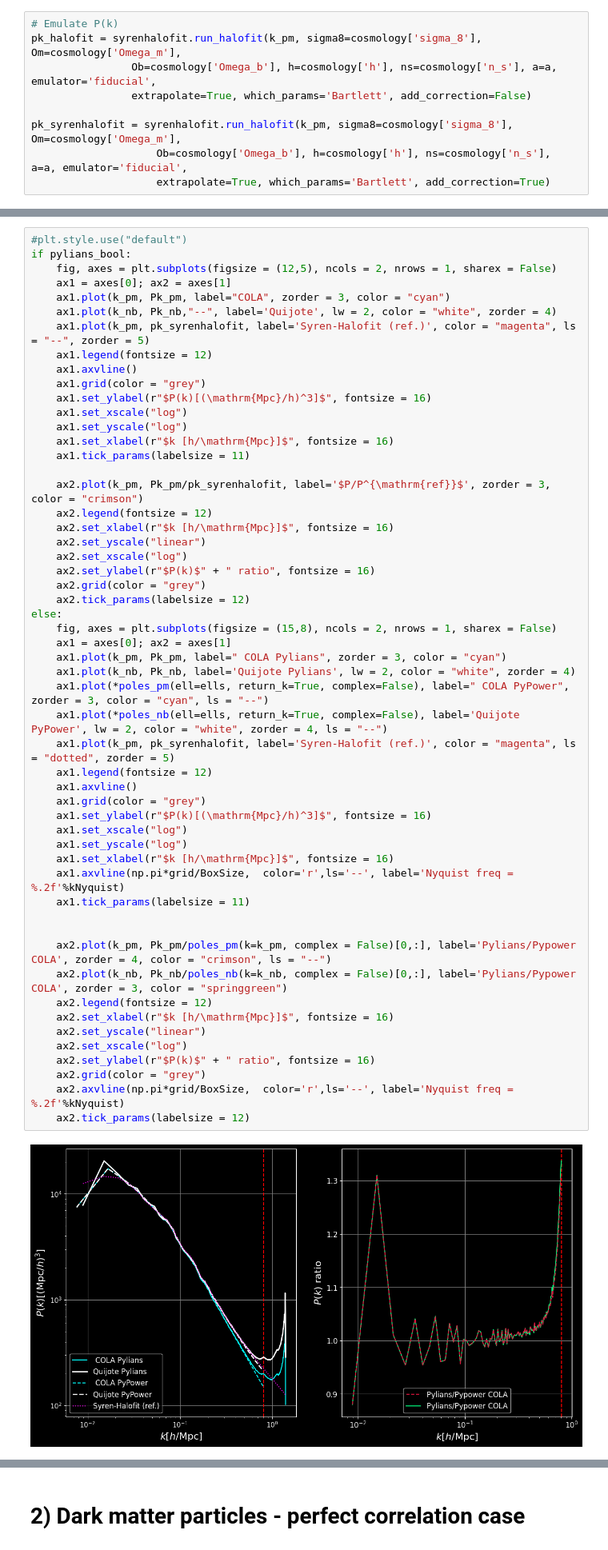
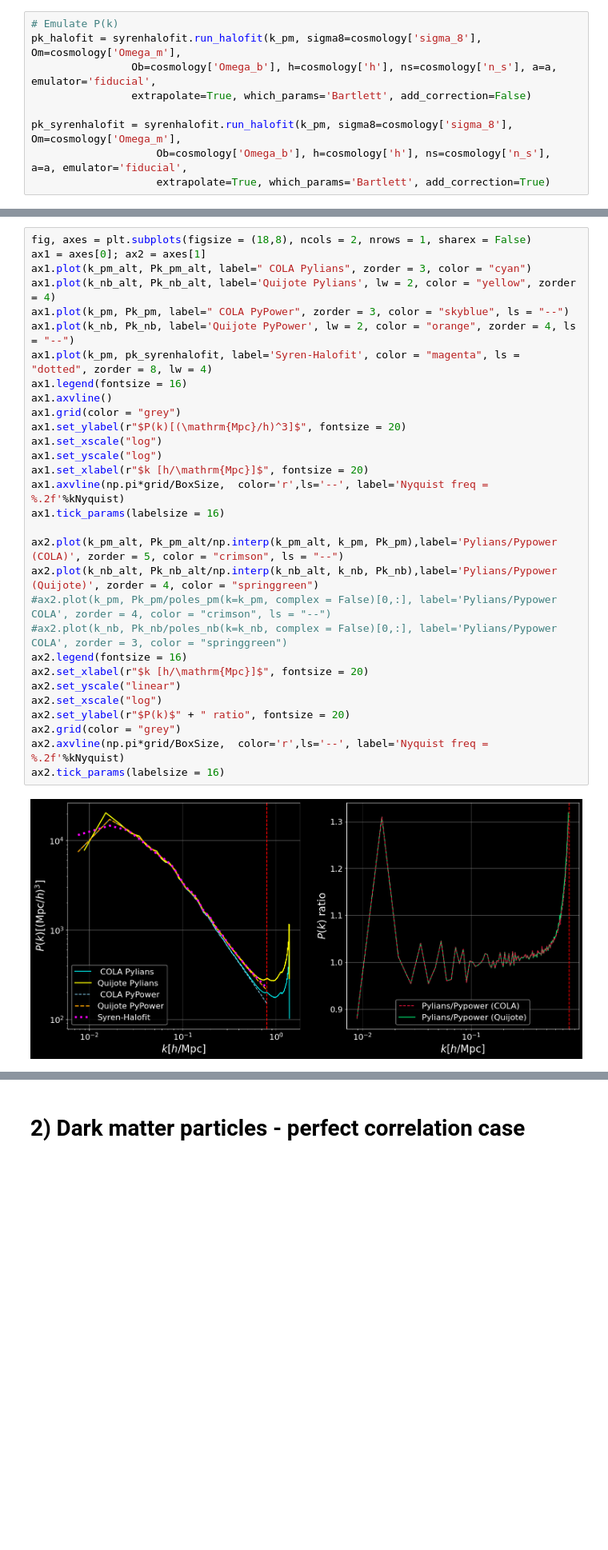
Before and after one commit to anirbanbairagi/Power-Spectrum-Change-Under-Gradient-Perturbation, a Jupyter notebook: DM_benchmark_nico.ipynb, the cells around one changed output, grey strips where cells are left out. Shown at 80% size. Saved outputs shown, nothing was run; the diff lists cells and outputs as text; blank space fills up the shorter version.

Commit message:
latest pypower tests

```diff
--- a/DM_benchmark_nico.ipynb
+++ b/DM_benchmark_nico.ipynb
@@ -672,58 +679,34 @@ print(np.pi *grid/BoxSize * np.sqrt(3))
 0.8042477193189871
 1.3929979117318794
 # %%
-#plt.style.use("default")
-if pylians_bool:
-    fig, axes = plt.subplots(figsize = (12,5), ncols = 2, nrows = 1, sharex = False)
-    ax1 = axes[0]; ax2 = axes[1]
-    ax1.plot(k_pm, Pk_pm, label="COLA", zorder = 3, color = "cyan")
-    ax1.plot(k_nb, Pk_nb,"--", label='Quijote', lw = 2, color = "white", zorder = 4)
-    ax1.plot(k_pm, pk_syrenhalofit, label='Syren-Halofit (ref.)', color = "magenta", ls = "--", zorder = 5)
-    ax1.legend(fontsize = 12)
-    ax1.axvline()
-    ax1.grid(color = "grey")
-    ax1.set_ylabel(r"$P(k)[(\mathrm{Mpc}/h)^3]$", fontsize = 16)
-    ax1.set_xscale("log")
-    ax1.set_yscale("log")
-    ax1.set_xlabel(r"$k [h/\mathrm{Mpc}]$", fontsize = 16)
-    ax1.tick_params(labelsize = 11)
+fig, axes = plt.subplots(figsize = (18,8), ncols = 2, nrows = 1, sharex = False)
+ax1 = axes[0]; ax2 = axes[1]
+ax1.plot(k_pm_alt, Pk_pm_alt, label=" COLA Pylians", zorder = 3, color = "cyan")
+ax1.plot(k_nb_alt, Pk_nb_alt, label='Quijote Pylians', lw = 2, color = "yellow", zorder = 4)
+ax1.plot(k_pm, Pk_pm, label=" COLA PyPower", zorder = 3, color = "skyblue", ls = "--")
+ax1.plot(k_nb, Pk_nb, label='Quijote PyPower', lw = 2, color = "orange", zorder = 4, ls = "--")
+ax1.plot(k_pm, pk_syrenhalofit, label='Syren-Halofit', color = "magenta", ls = "dotted", zorder = 8, lw = 4)
+ax1.legend(fontsize = 16)
+ax1.axvline()
+ax1.grid(color = "grey")
+ax1.set_ylabel(r"$P(k)[(\mathrm{Mpc}/h)^3]$", fontsize = 20)
+ax1.set_xscale("log")
+ax1.set_yscale("log")
+ax1.set_xlabel(r"$k [h/\mathrm{Mpc}]$", fontsize = 20)
+ax1.axvline(np.pi*grid/BoxSize,  color='r',ls='--', label='Nyquist freq = %.2f'%kNyquist)
+ax1.tick_params(labelsize = 16)
 
-    ax2.plot(k_pm, Pk_pm/pk_syrenhalofit, label='$P/P^{\mathrm{ref}}$', zorder = 3, color = "crimson")
-    ax2.legend(fontsize = 12)
-    ax2.set_xlabel(r"$k [h/\mathrm{Mpc}]$", fontsize = 16)
-    ax2.set_yscale("linear")
-    ax2.set_xscale("log")
-    ax2.set_ylabel(r"$P(k)$" + " ratio", fontsize = 16)
-    ax2.grid(color = "grey")
-    ax2.tick_params(labelsize = 12)
-else:
-    fig, axes = plt.subplots(figsize = (15,8), ncols = 2, nrows = 1, sharex = False)
-    ax1 = axes[0]; ax2 = axes[1]
-    ax1.plot(k_pm, Pk_pm, label=" COLA Pylians", zorder = 3, color = "cyan")
-    ax1.plot(k_nb, Pk_nb, label='Quijote Pylians', lw = 2, color = "white", zorder = 4)
-    ax1.plot(*poles_pm(ell=ells, return_k=True, complex=False), label=" COLA PyPower", zorder = 3, color = "cyan", ls = "--")
-    ax1.plot(*poles_nb(ell=ells, return_k=True, complex=False), label='Quijote PyPower', lw = 2, color = "white", zorder = 4, ls = "--")
-    ax1.plot(k_pm, pk_syrenhalofit, label='Syren-Halofit (ref.)', color = "magenta", ls = "dotted", zorder = 5)
-    ax1.legend(fontsize = 12)
-    ax1.axvline()
-    ax1.grid(color = "grey")
-    ax1.set_ylabel(r"$P(k)[(\mathrm{Mpc}/h)^3]$", fontsize = 16)
-    ax1.set_xscale("log")
-    ax1.set_yscale("log")
-    ax1.set_xlabel(r"$k [h/\mathrm{Mpc}]$", fontsize = 16)
-    ax1.axvline(np.pi*grid/BoxSize,  color='r',ls='--', label='Nyquist freq = %.2f'%kNyquist)
-    ax1.tick_params(labelsize = 11)
-
-
-    ax2.plot(k_pm, Pk_pm/poles_pm(k=k_pm, complex = False)[0,:], label='Pylians/Pypower COLA', zorder = 4, color = "crimson", ls = "--")
-    ax2.plot(k_nb, Pk_nb/poles_nb(k=k_nb, complex = False)[0,:], label='Pylians/Pypower COLA', zorder = 3, color = "springgreen")
-    ax2.legend(fontsize = 12)
-    ax2.set_xlabel(r"$k [h/\mathrm{Mpc}]$", fontsize = 16)
-    ax2.set_yscale("linear")
-    ax2.set_xscale("log")
-    ax2.set_ylabel(r"$P(k)$" + " ratio", fontsize = 16)
-    ax2.grid(color = "grey")
-    ax2.axvline(np.pi*grid/BoxSize,  color='r',ls='--', label='Nyquist freq = %.2f'%kNyquist)
-    ax2.tick_params(labelsize = 12)
+ax2.plot(k_pm_alt, Pk_pm_alt/np.interp(k_pm_alt, k_pm, Pk_pm),label='Pylians/Pypower (COLA)', zorder = 5, color = "crimson", ls = "--")
+ax2.plot(k_nb_alt, Pk_nb_alt/np.interp(k_nb_alt, k_nb, Pk_nb),label='Pylians/Pypower (Quijote)', zorder = 4, color = "springgreen")
+#ax2.plot(k_pm, Pk_pm/poles_pm(k=k_pm, complex = False)[0,:], label='Pylians/Pypower COLA', zorder = 4, color = "crimson", ls = "--")
+#ax2.plot(k_nb, Pk_nb/poles_nb(k=k_nb, complex = False)[0,:], label='Pylians/Pypower COLA', zorder = 3, color = "springgreen")
+ax2.legend(fontsize = 16)
+ax2.set_xlabel(r"$k [h/\mathrm{Mpc}]$", fontsize = 20)
+ax2.set_yscale("linear")
+ax2.set_xscale("log")
+ax2.set_ylabel(r"$P(k)$" + " ratio", fontsize = 20)
+ax2.grid(color = "grey")
+ax2.axvline(np.pi*grid/BoxSize,  color='r',ls='--', label='Nyquist freq = %.2f'%kNyquist)
+ax2.tick_params(labelsize = 16)
 # %% [output]
-[figure, old version]
+[figure, new version]
```
Also changed, not shown: parts of 32 cells of this notebook.
